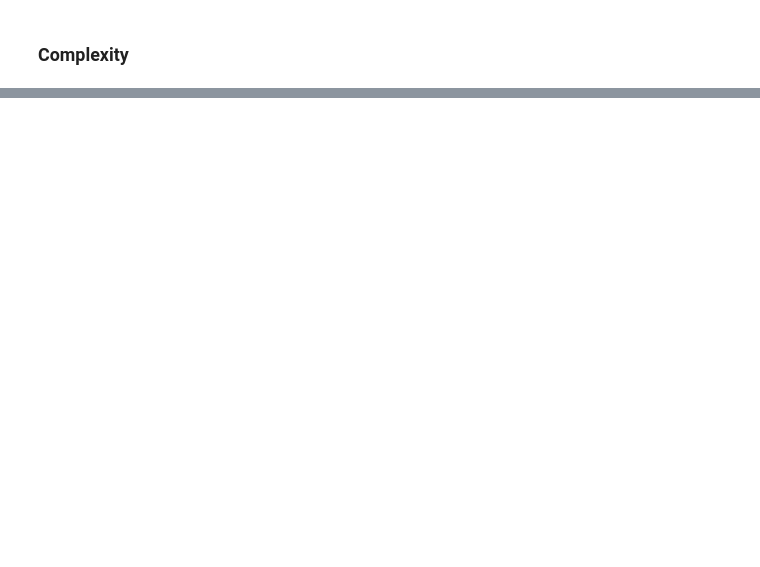
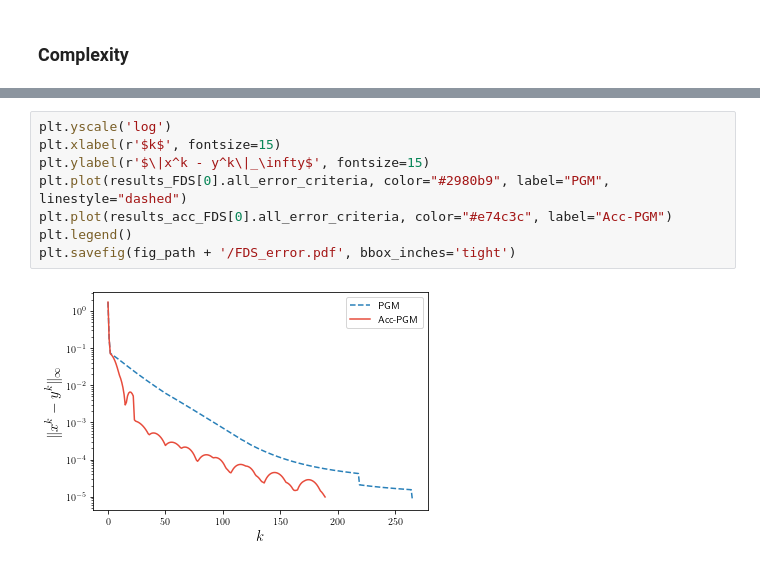
Before and after one commit to zalgo3/zfista, a Jupyter notebook: examples/PGM_experiment.ipynb, the cells around one changed output, grey strips where cells are left out. Drawn from its saved outputs; the diff is of its cells as text; blank space fills up the shorter version.

```diff
--- a/examples/PGM_experiment.ipynb
+++ b/examples/PGM_experiment.ipynb
@@ -687,0 +456,10 @@ Wall time: 4.22 s
+# %%
+plt.yscale('log')
+plt.xlabel(r'$k$', fontsize=15)
+plt.ylabel(r'$\|x^k - y^k\|_\infty$', fontsize=15)
+plt.plot(results_FDS[0].all_error_criteria, color="#2980b9", label="PGM", linestyle="dashed")
+plt.plot(results_acc_FDS[0].all_error_criteria, color="#e74c3c", label="Acc-PGM")
+plt.legend()
+plt.savefig(fig_path + '/FDS_error.pdf', bbox_inches='tight')
+# %% [output]
+[figure, added]
```
Also changed, not shown: parts of 52 cells of this notebook, 2 other files.
